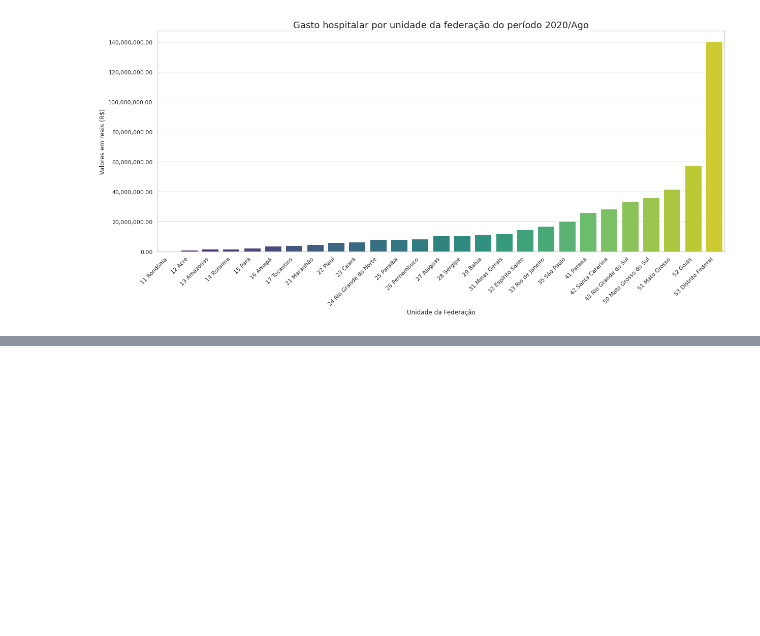
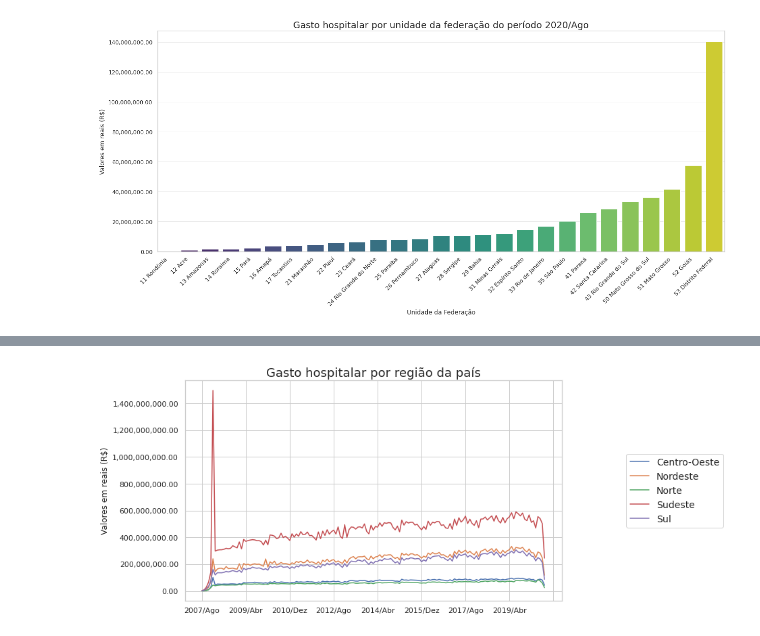
Before and after one commit to erikamarchi/bootcamp-alura-data-science, a Jupyter notebook: modulo-01/Dados_Hospitalares.ipynb, the cells around one changed output, grey strips where cells are left out. Saved outputs shown, nothing was run; the diff lists cells and outputs as text; code cells hidden in the pictures; blank space fills up the shorter version.

```diff
--- a/modulo-01/Dados_Hospitalares.ipynb
+++ b/modulo-01/Dados_Hospitalares.ipynb
@@ -87,0 +90,11 @@ usaveis = usaveis.drop("Total", axis=1)
+# %%
+dict_regiao = {'1': 'Norte',
+               '2': 'Nordeste',
+               '3': 'Sudeste',
+               '4': 'Sul',
+               '5': 'Centro-Oeste'}
+# %%
+usaveis_por_regiao = usaveis.copy()
+usaveis_por_regiao["Região"] = usaveis_por_regiao.index.str.slice(0,1)
+usaveis_por_regiao["Região"].replace(dict_regiao, inplace=True)
+usaveis_por_regiao = usaveis_por_regiao.set_index('Região')
@@ -143,0 +175,9 @@ ax.figure.set_size_inches(10,6);
+# %%
+ax = usaveis_por_regiao.groupby(usaveis_por_regiao.index).sum().T.plot(figsize=(10,6))
+ax.legend(loc='center', bbox_to_anchor=(1.3,0.5), fontsize=14)
+ax.set_title('Gasto hospitalar por região da país',fontsize=18)
+ax.yaxis.set_major_formatter(ticker.StrMethodFormatter("{x:,.2f}"))
+ax.set_ylabel("Valores em reais (R$)")
+ax.figure.set_size_inches(10,6);
+# %% [output]
+[figure, added]
```
Also changed, not shown: parts of 14 cells of this notebook.
